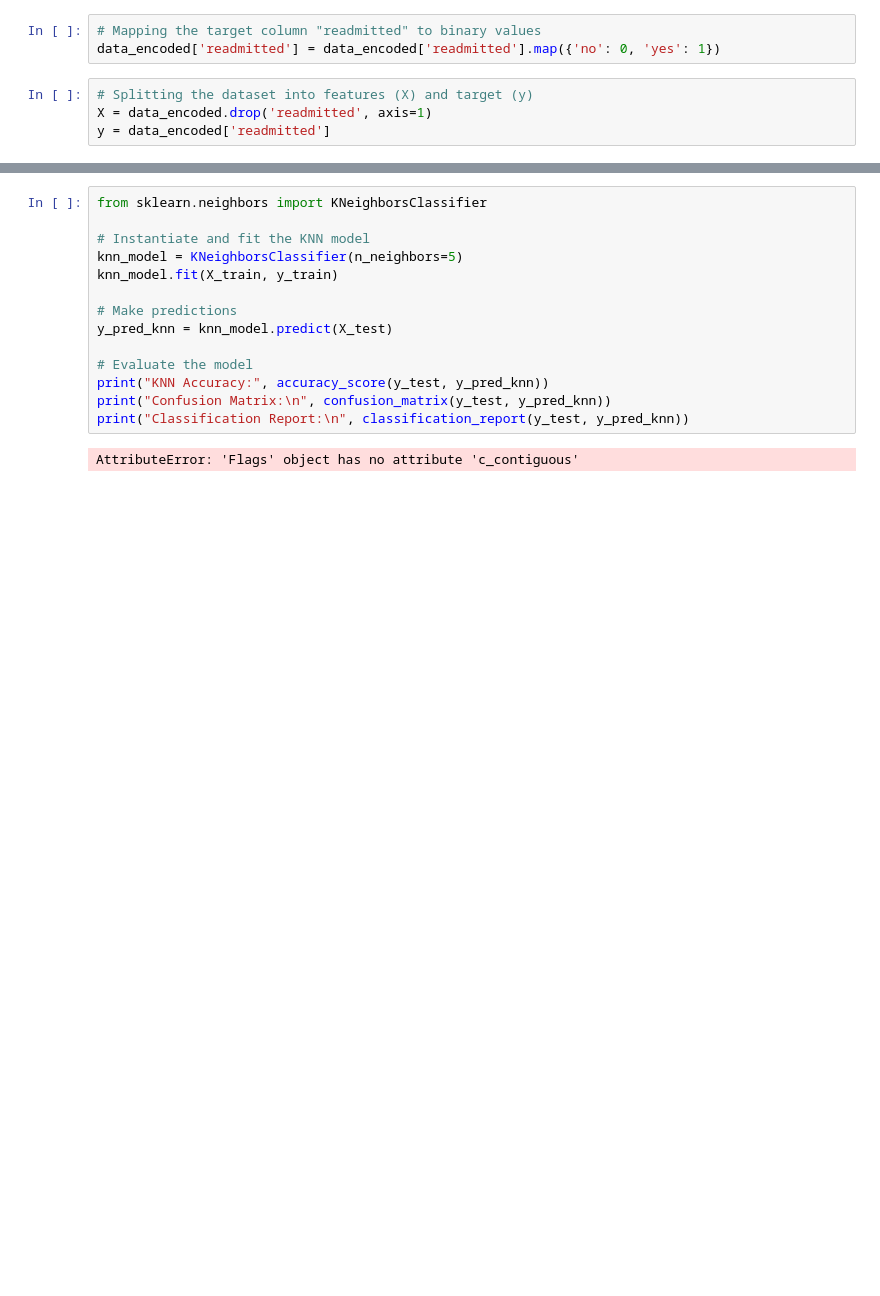
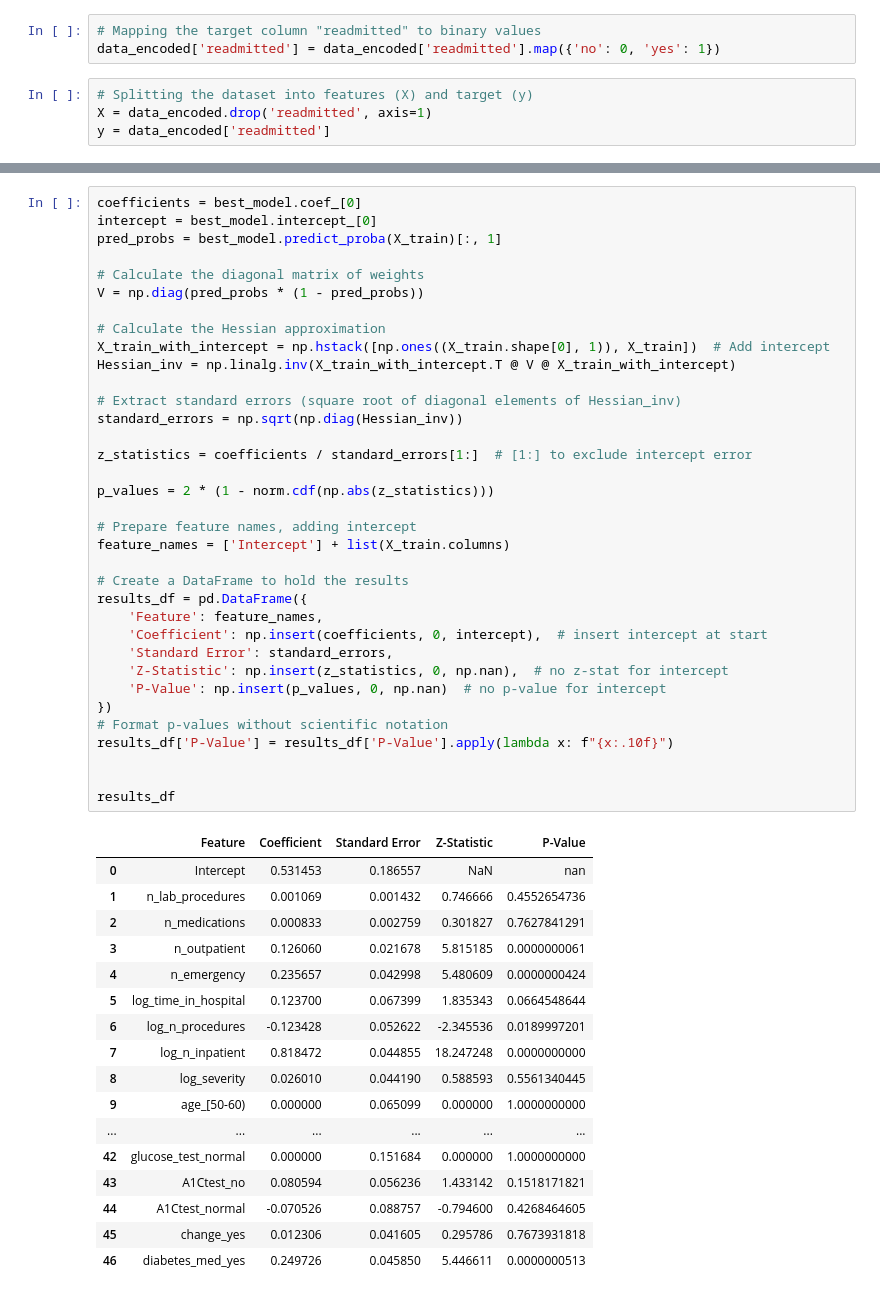
Before and after one commit to AHerdOfHLMilk/DBA3803_Project, a Jupyter notebook: logistic regression project.ipynb, the cells around one changed output, grey strips where cells are left out. Cells and saved outputs as stored; diff of their text form; blank space fills up the shorter version.

```diff
--- a/logistic regression project.ipynb
+++ b/logistic regression project.ipynb
@@ -231,16 +118,53 @@ plt.show()
-# %%
-from sklearn.neighbors import KNeighborsClassifier
-
-# Instantiate and fit the KNN model
-knn_model = KNeighborsClassifier(n_neighbors=5)
-knn_model.fit(X_train, y_train)
-
-# Make predictions
-y_pred_knn = knn_model.predict(X_test)
-
-# Evaluate the model
-print("KNN Accuracy:", accuracy_score(y_test, y_pred_knn))
-print("Confusion Matrix:\n", confusion_matrix(y_test, y_pred_knn))
-print("Classification Report:\n", classification_report(y_test, y_pred_knn))
-# %% [output]
-AttributeError: 'Flags' object has no attribute 'c_contiguous'
+# %%
+coefficients = best_model.coef_[0]
+intercept = best_model.intercept_[0]
+pred_probs = best_model.predict_proba(X_train)[:, 1]
+
+# Calculate the diagonal matrix of weights
+V = np.diag(pred_probs * (1 - pred_probs))
+
+# Calculate the Hessian approximation
+X_train_with_intercept = np.hstack([np.ones((X_train.shape[0], 1)), X_train])  # Add intercept
+Hessian_inv = np.linalg.inv(X_train_with_intercept.T @ V @ X_train_with_intercept)
+
+# Extract standard errors (square root of diagonal elements of Hessian_inv)
+standard_errors = np.sqrt(np.diag(Hessian_inv))
+
+z_statistics = coefficients / standard_errors[1:]  # [1:] to exclude intercept error
+
+p_values = 2 * (1 - norm.cdf(np.abs(z_statistics)))
+
+# Prepare feature names, adding intercept
+feature_names = ['Intercept'] + list(X_train.columns)
+
+# Create a DataFrame to hold the results
+results_df = pd.DataFrame({
+    'Feature': feature_names,
+    'Coefficient': np.insert(coefficients, 0, intercept),  # insert intercept at start
+    'Standard Error': standard_errors,
+    'Z-Statistic': np.insert(z_statistics, 0, np.nan),  # no z-stat for intercept
+    'P-Value': np.insert(p_values, 0, np.nan)  # no p-value for intercept
+})
+# Format p-values without scientific notation
+results_df['P-Value'] = results_df['P-Value'].apply(lambda x: f"{x:.10f}")
+
+
+results_df
+# %% [output]
+|  | Feature | Coefficient | Standard Error | Z-Statistic | P-Value |
+| 0 | Intercept | 0.531453 | 0.186557 | NaN | nan |
+| 1 | n_lab_procedures | 0.001069 | 0.001432 | 0.746666 | 0.4552654736 |
+| 2 | n_medications | 0.000833 | 0.002759 | 0.301827 | 0.7627841291 |
+| 3 | n_outpatient | 0.126060 | 0.021678 | 5.815185 | 0.0000000061 |
+| 4 | n_emergency | 0.235657 | 0.042998 | 5.480609 | 0.0000000424 |
+| 5 | log_time_in_hospital | 0.123700 | 0.067399 | 1.835343 | 0.0664548644 |
+| 6 | log_n_procedures | -0.123428 | 0.052622 | -2.345536 | 0.0189997201 |
+| 7 | log_n_inpatient | 0.818472 | 0.044855 | 18.247248 | 0.0000000000 |
+| 8 | log_severity | 0.026010 | 0.044190 | 0.588593 | 0.5561340445 |
+| 9 | age_[50-60) | 0.000000 | 0.065099 | 0.000000 | 1.0000000000 |
+| ... | ... | ... | ... | ... | ... |
+| 42 | glucose_test_normal | 0.000000 | 0.151684 | 0.000000 | 1.0000000000 |
+| 43 | A1Ctest_no | 0.080594 | 0.056236 | 1.433142 | 0.1518171821 |
+| 44 | A1Ctest_normal | -0.070526 | 0.088757 | -0.794600 | 0.4268464605 |
+| 45 | change_yes | 0.012306 | 0.041605 | 0.295786 | 0.7673931818 |
+| 46 | diabetes_med_yes | 0.249726 | 0.045850 | 5.446611 | 0.0000000513 |
```
Also changed, not shown: parts of 20 cells of this notebook.
